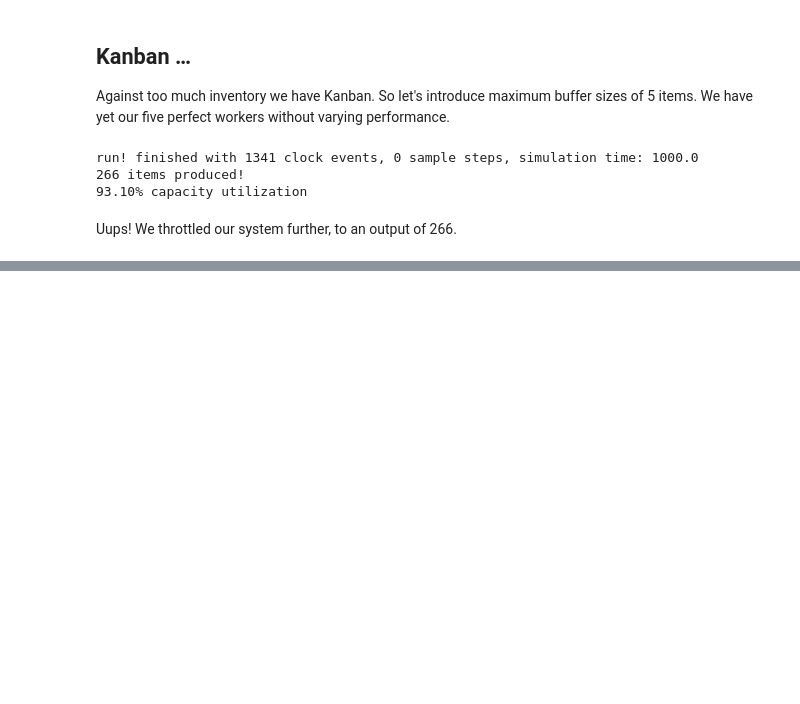
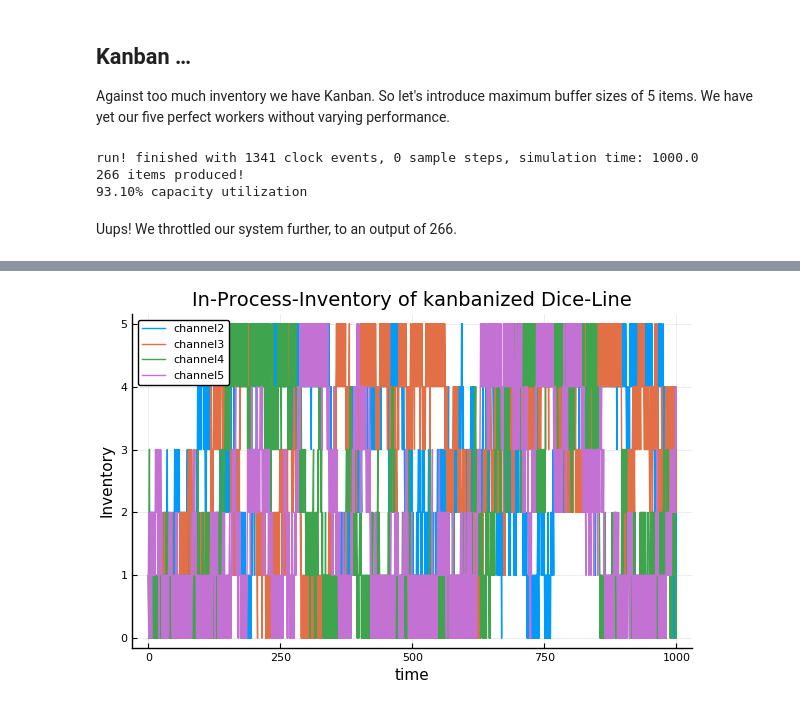
Before and after one commit to JuliaDynamics/DiscreteEvents.jl, a Jupyter notebook: docs/notebooks/dicegame.ipynb, the cells around one changed output, grey strips where cells are left out. Cells and saved outputs as stored; diff of their text form; code cells hidden in the pictures; blank space fills up the shorter version.

```diff
--- a/docs/notebooks/dicegame.ipynb
+++ b/docs/notebooks/dicegame.ipynb
@@ -164,0 +200,4 @@ But we got much less inventory in the system. The throttling occurs because with
+# %%
+inventory_plot(5, "In-Process-Inventory of kanbanized Dice-Line")
+# %% [output]
+[figure, added]
```
Also changed, not shown: parts of 45 cells of this notebook, 2 other files.
